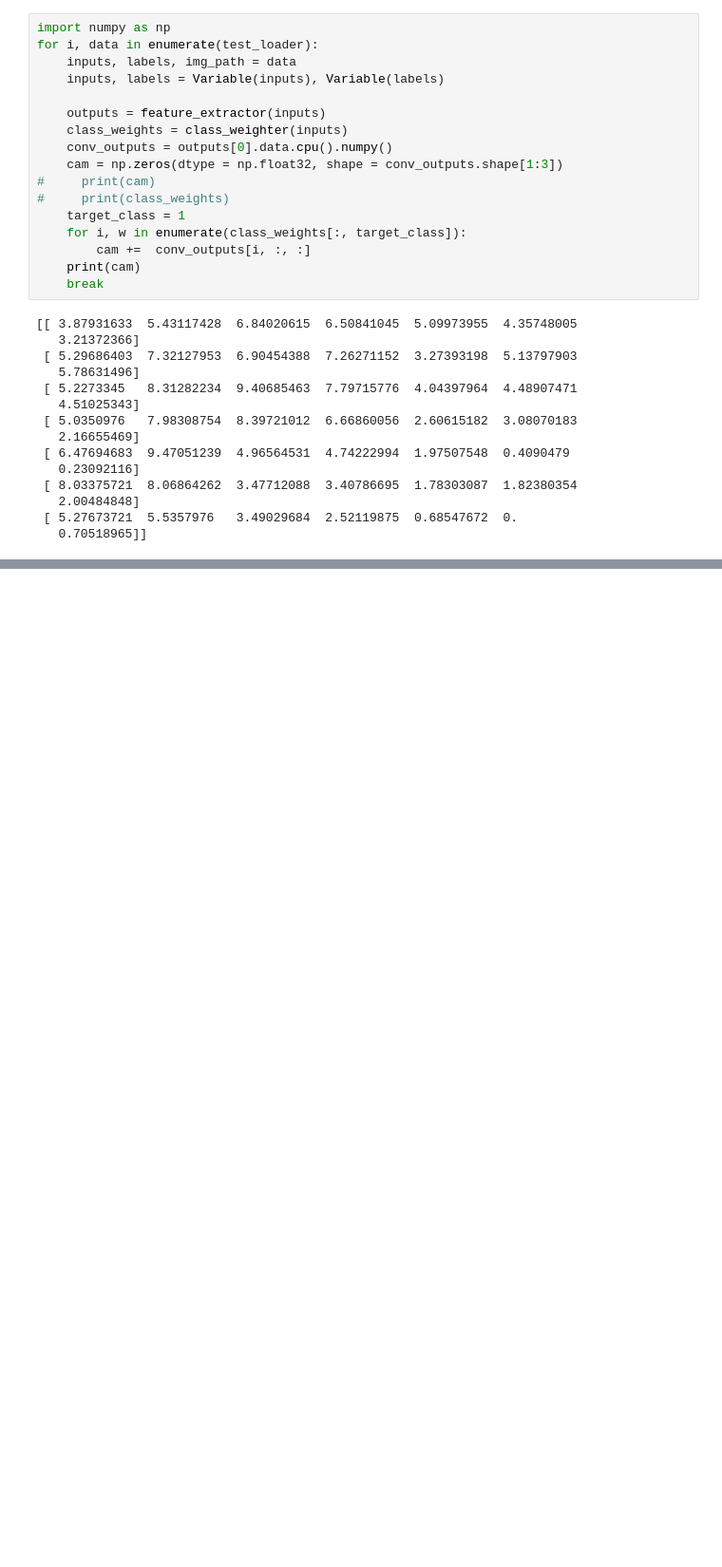
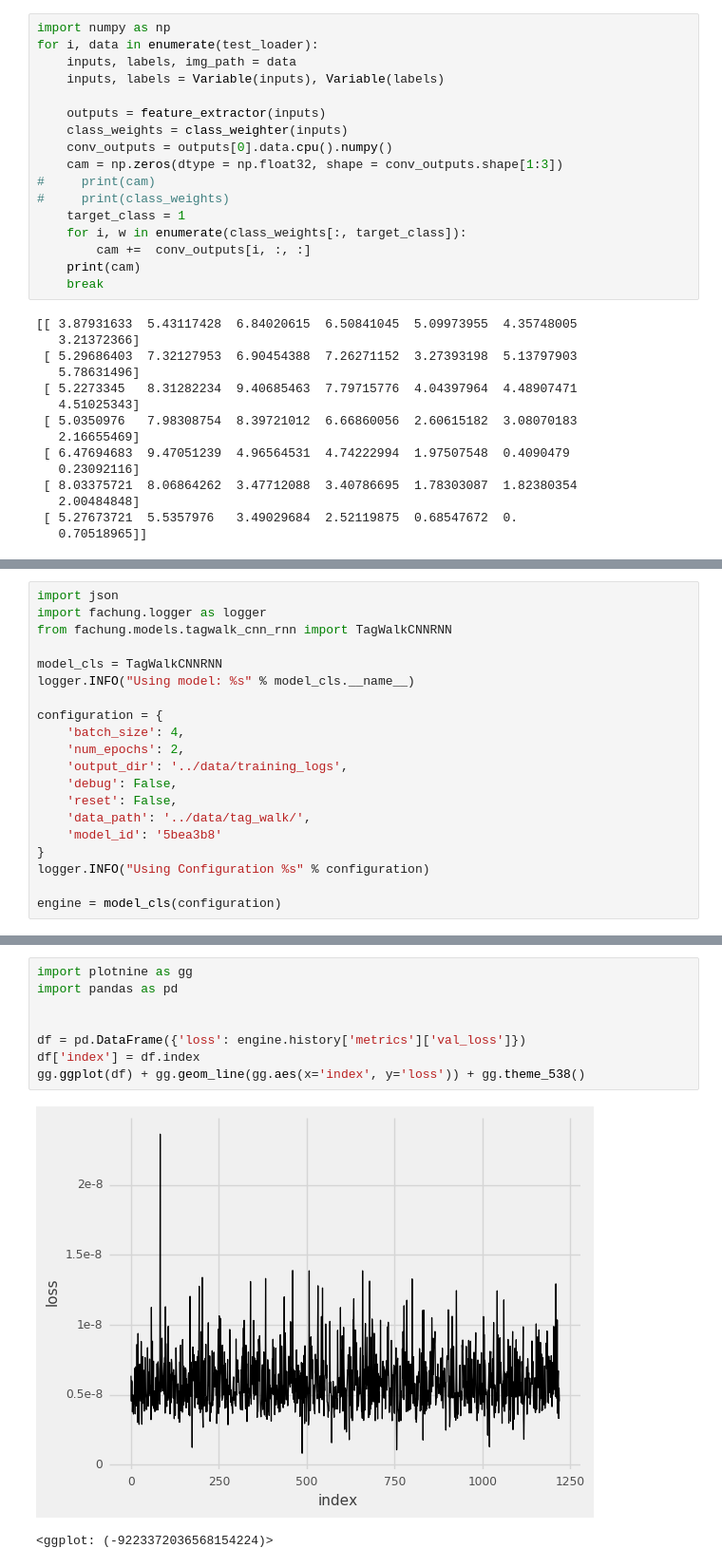
Before and after one commit to Antobiotics/tagWalk, a Jupyter notebook: tag_walk/notebooks/TagWalkClassification.ipynb, the cells around one changed output, grey strips where cells are left out. Shown: that part at 95% size. Drawn from its saved outputs; the diff is of its cells as text; blank space fills up the shorter version.

```diff
--- a/tag_walk/notebooks/TagWalkClassification.ipynb
+++ b/tag_walk/notebooks/TagWalkClassification.ipynb
@@ -280,0 +251,20 @@ ImportError: cannot import name 'DEFAULT_TRANSFORMS'
+# %%
+import json
+import fachung.logger as logger
+from fachung.models.tagwalk_cnn_rnn import TagWalkCNNRNN
+
+model_cls = TagWalkCNNRNN
+logger.INFO("Using model: %s" % model_cls.__name__)
+
+configuration = {
+    'batch_size': 4,
+    'num_epochs': 2,
+    'output_dir': '../data/training_logs',
+    'debug': False,
+    'reset': False,
+    'data_path': '../data/tag_walk/',
+    'model_id': '5bea3b8'
+}
+logger.INFO("Using Configuration %s" % configuration)
+
+engine = model_cls(configuration)
@@ -280,0 +282,11 @@ ImportError: cannot import name 'DEFAULT_TRANSFORMS'
+# %%
+import plotnine as gg
+import pandas as pd
+
+
+df = pd.DataFrame({'loss': engine.history['metrics']['val_loss']})
+df['index'] = df.index
+gg.ggplot(df) + gg.geom_line(gg.aes(x='index', y='loss')) + gg.theme_538()
+# %% [output]
+[figure, added]
+<ggplot: (-9223372036568154224)>
```
Also changed, not shown: parts of 7 cells of this notebook, 5 other files.
